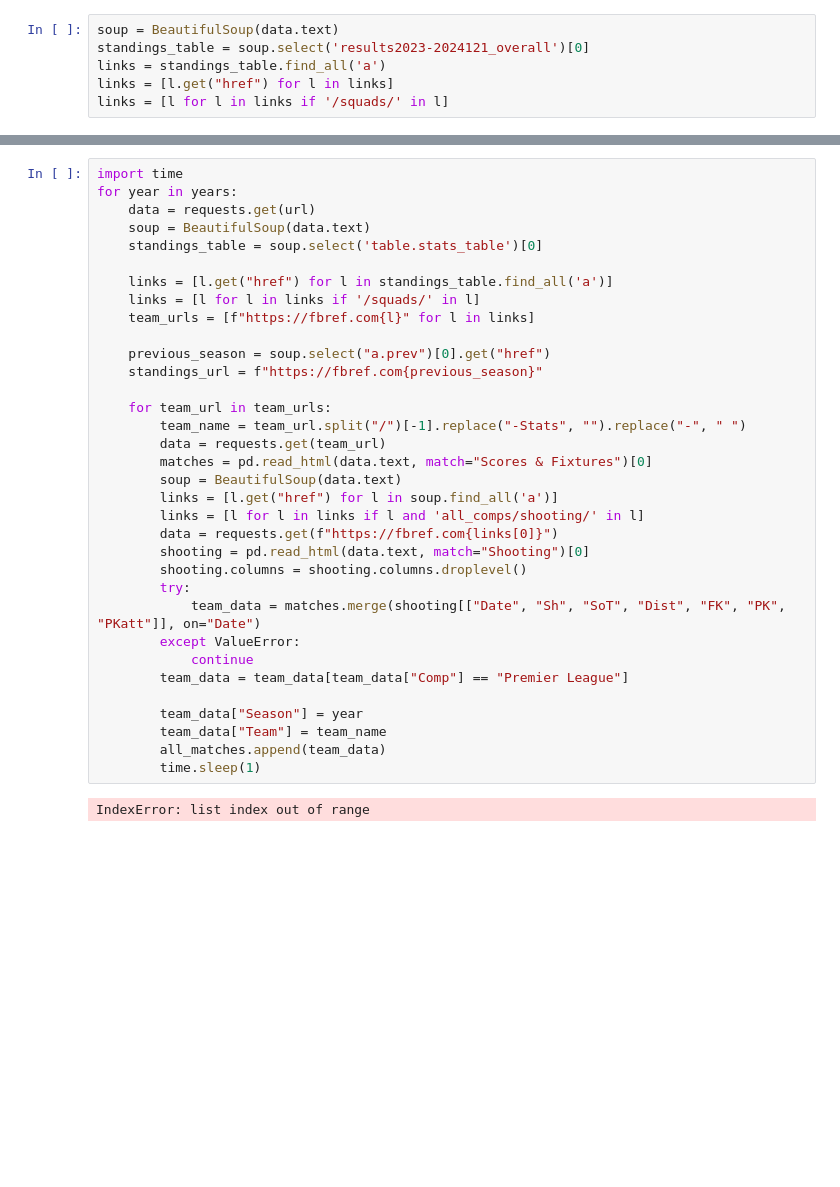
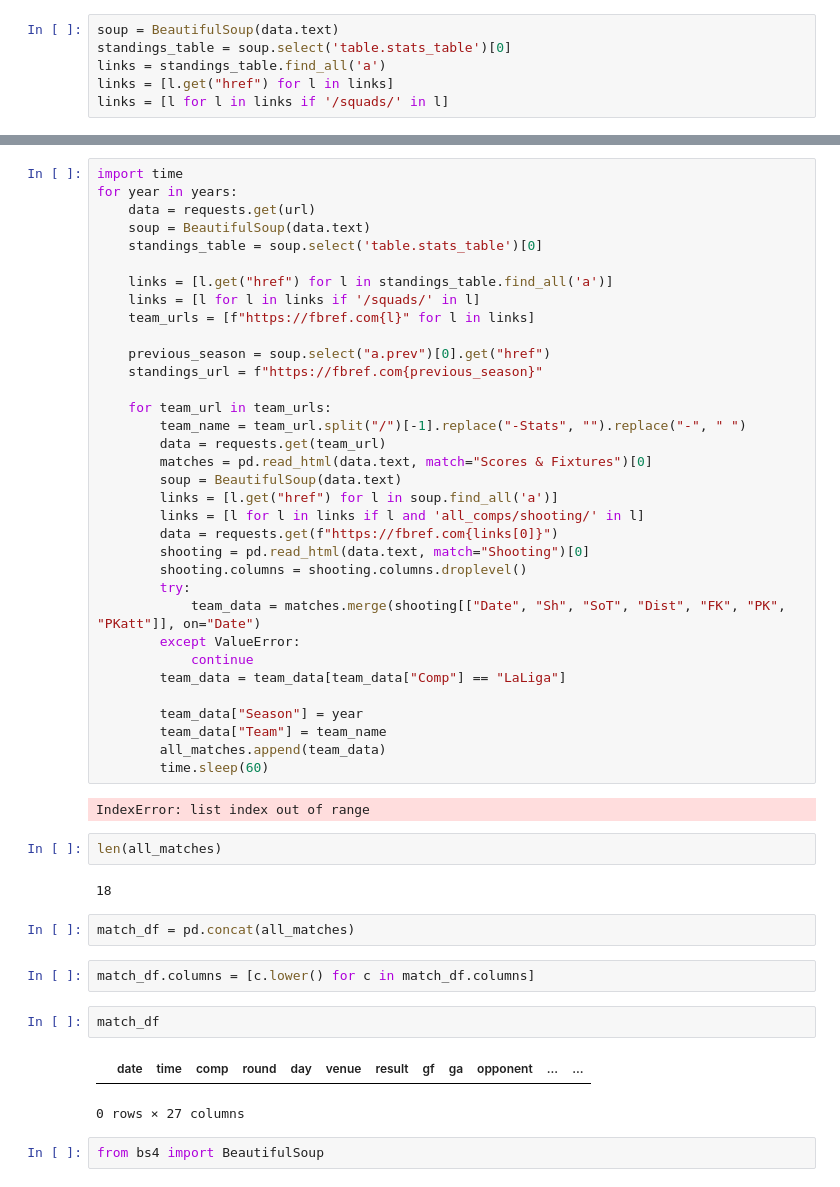
Before and after one commit to hellum55/Data-Science-Project, a Jupyter notebook: data_science_project/Football_scraping.ipynb, the cells around one changed output, grey strips where cells are left out. Drawn from its saved outputs; the diff is of its cells as text; blank space fills up the shorter version.

```diff
--- a/data_science_project/Football_scraping.ipynb
+++ b/data_science_project/Football_scraping.ipynb
@@ -10,6 +30,6 @@ soup = BeautifulSoup(data.text)
 # %%
 soup = BeautifulSoup(data.text)
-standings_table = soup.select('results2023-2024121_overall')[0]
+standings_table = soup.select('table.stats_table')[0]
 links = standings_table.find_all('a')
 links = [l.get("href") for l in links]
 links = [l for l in links if '/squads/' in l]
@@ -175,11 +200,26 @@ for year in years:
             team_data = matches.merge(shooting[["Date", "Sh", "SoT", "Dist", "FK", "PK", "PKatt"]], on="Date")
         except ValueError:
             continue
-        team_data = team_data[team_data["Comp"] == "Premier League"]
+        team_data = team_data[team_data["Comp"] == "LaLiga"]
 
         team_data["Season"] = year
         team_data["Team"] = team_name
         all_matches.append(team_data)
-        time.sleep(1)
+        time.sleep(60)
 # %% [output]
 IndexError: list index out of range
+# %%
+len(all_matches)
+# %% [output]
+18
+# %%
+match_df = pd.concat(all_matches)
+# %%
+match_df.columns = [c.lower() for c in match_df.columns]
+# %%
+match_df
+# %% [output]
+|  | date | time | comp | round | day | venue | result | gf | ga | opponent | ... | ... |
+0 rows × 27 columns
+# %%
+from bs4 import BeautifulSoup
```
Also changed, not shown: parts of 6 cells of this notebook.
